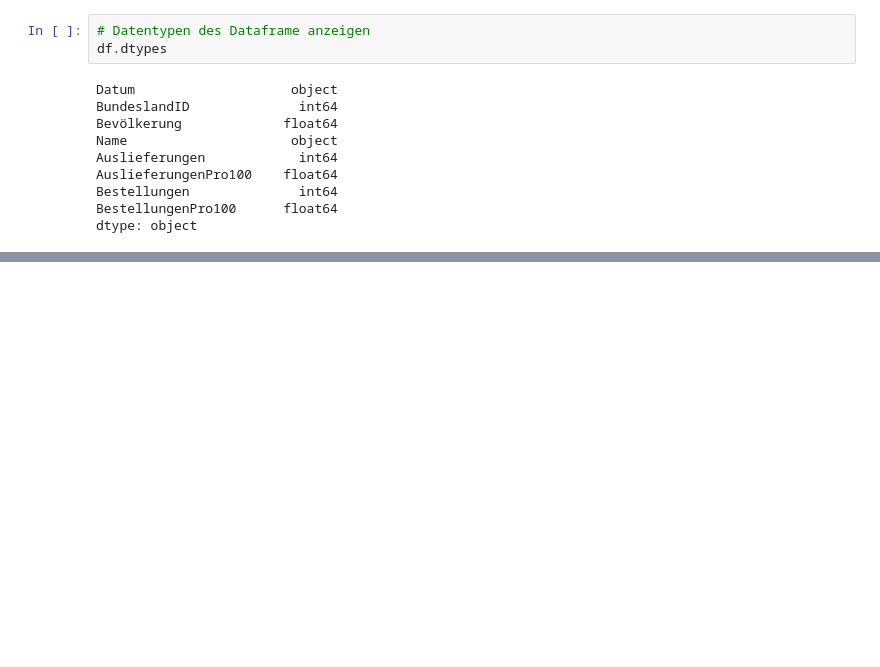
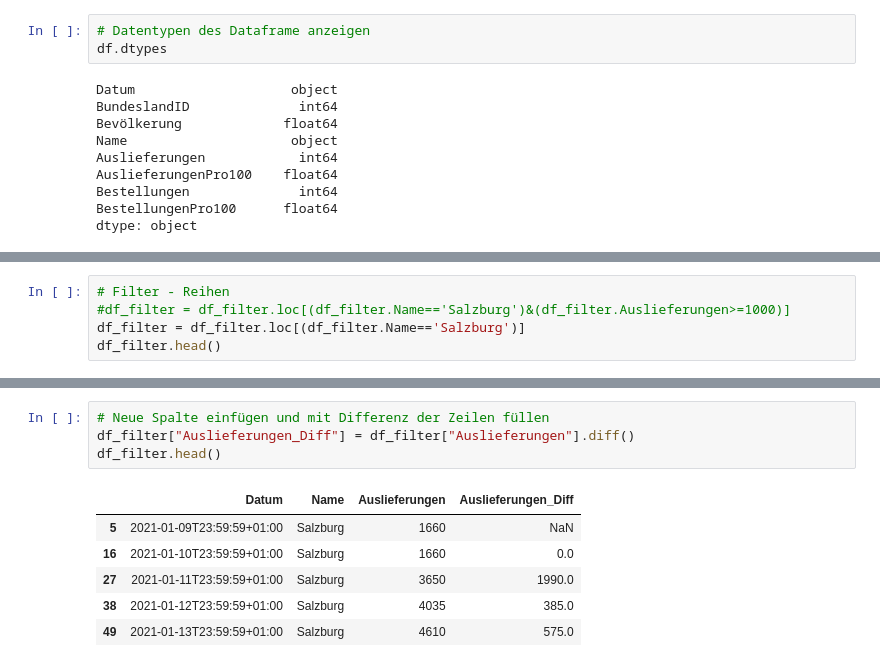
Before and after one commit to alexontour/snippets, a Jupyter notebook: snip_pandas.ipynb, the cells around one changed output, grey strips where cells are left out. Drawn from its saved outputs; the diff is of its cells as text; blank space fills up the shorter version.

```diff
--- a/snip_pandas.ipynb
+++ b/snip_pandas.ipynb
@@ -117,0 +80,5 @@ df.filter(['Datum','Name','Auslieferungen']).groupby('Name').max().sort_values('
+# %%
+# Filter - Reihen
+#df_filter = df_filter.loc[(df_filter.Name=='Salzburg')&(df_filter.Auslieferungen>=1000)]
+df_filter = df_filter.loc[(df_filter.Name=='Salzburg')]
+df_filter.head()
@@ -117,0 +92,11 @@ df.filter(['Datum','Name','Auslieferungen']).groupby('Name').max().sort_values('
+# %%
+# Neue Spalte einfügen und mit Differenz der Zeilen füllen
+df_filter["Auslieferungen_Diff"] = df_filter["Auslieferungen"].diff()
+df_filter.head()
+# %% [output]
+|  | Datum | Name | Auslieferungen | Auslieferungen_Diff |
+| 5 | 2021-01-09T23:59:59+01:00 | Salzburg | 1660 | NaN |
+| 16 | 2021-01-10T23:59:59+01:00 | Salzburg | 1660 | 0.0 |
+| 27 | 2021-01-11T23:59:59+01:00 | Salzburg | 3650 | 1990.0 |
+| 38 | 2021-01-12T23:59:59+01:00 | Salzburg | 4035 | 385.0 |
+| 49 | 2021-01-13T23:59:59+01:00 | Salzburg | 4610 | 575.0 |
```
Also changed, not shown: parts of 5 cells of this notebook.
